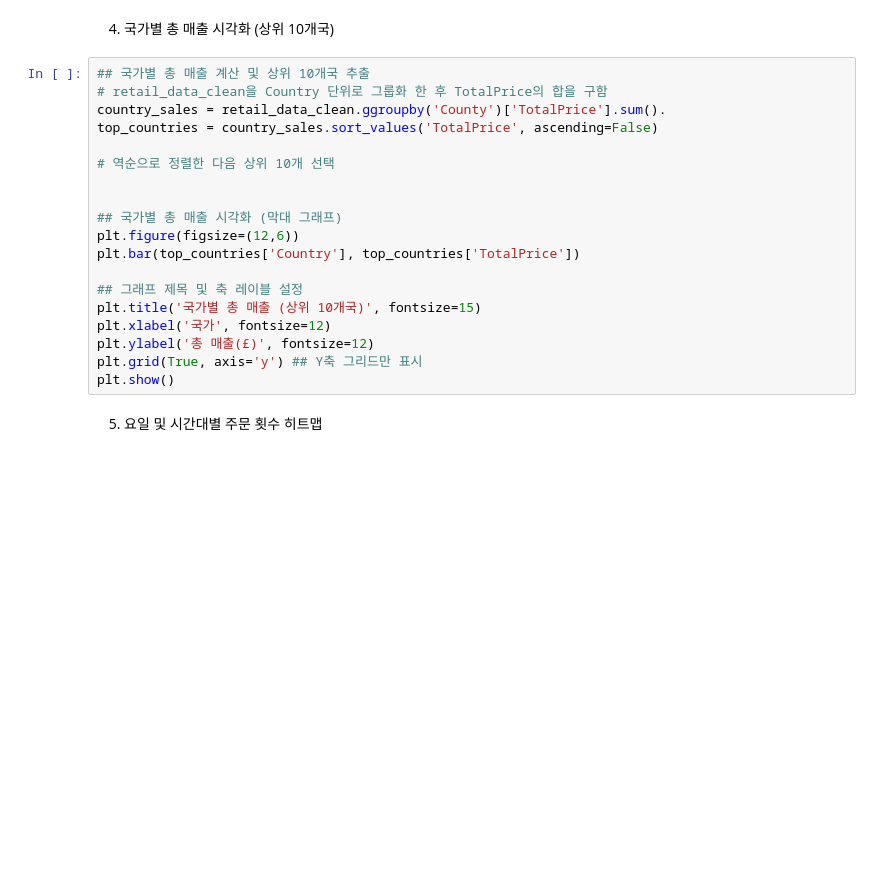
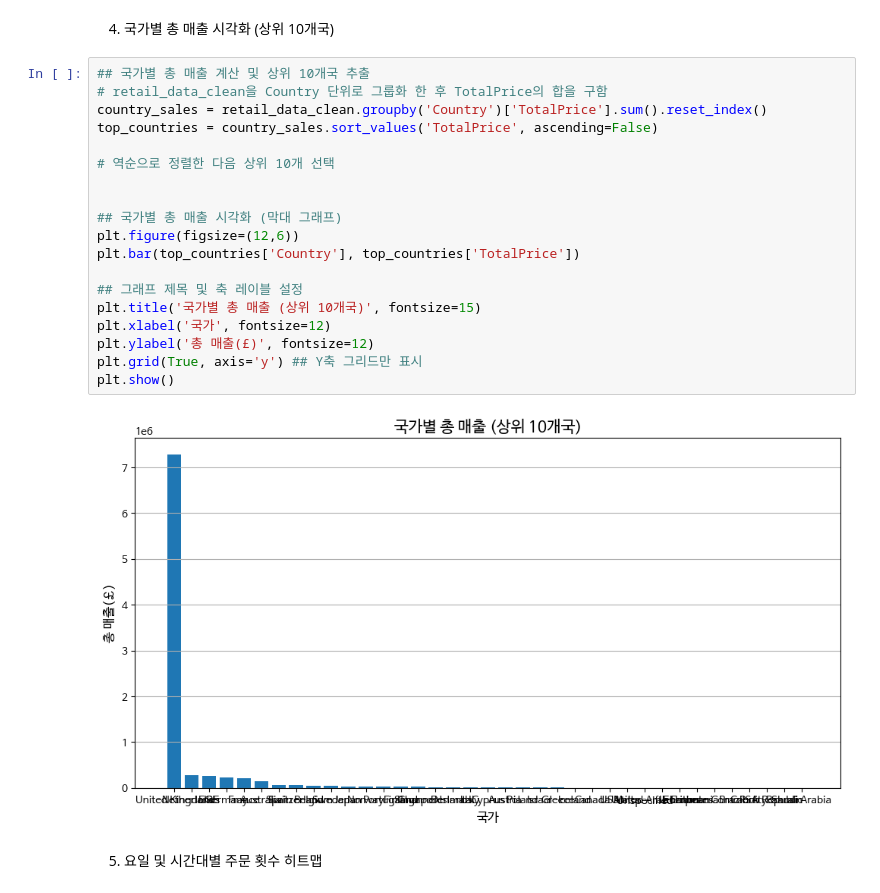
Before and after one commit to syyang-sec/Data-Analysis-with-Open-Source, a Jupyter notebook: 오픈소스_데이터_분석_10강.ipynb, the cells around one changed output. Drawn from its saved outputs; the diff is of its cells as text; blank space fills up the shorter version.

```diff
--- a/오픈소스_데이터_분석_10강.ipynb
+++ b/오픈소스_데이터_분석_10강.ipynb
@@ -515,22 +533,24 @@ plt.show()
 # %%
 ## 국가별 총 매출 계산 및 상위 10개국 추출
 # retail_data_clean을 Country 단위로 그룹화 한 후 TotalPrice의 합을 구함
-country_sales = retail_data_clean.ggroupby('County')['TotalPrice'].sum().
+country_sales = retail_data_clean.groupby('Country')['TotalPrice'].sum().reset_index()
 top_countries = country_sales.sort_values('TotalPrice', ascending=False)
 
 # 역순으로 정렬한 다음 상위 10개 선택
 
 
 ## 국가별 총 매출 시각화 (막대 그래프)
 plt.figure(figsize=(12,6))
 plt.bar(top_countries['Country'], top_countries['TotalPrice'])
 
 ## 그래프 제목 및 축 레이블 설정
 plt.title('국가별 총 매출 (상위 10개국)', fontsize=15)
 plt.xlabel('국가', fontsize=12)
 plt.ylabel('총 매출(£)', fontsize=12)
 plt.grid(True, axis='y') ## Y축 그리드만 표시
 plt.show()
+# %% [output]
+[figure, added]
 # %% [markdown]
 5. 요일 및 시간대별 주문 횟수 히트맵
 # %%
```
Also changed, not shown: parts of 1 cell of this notebook.
